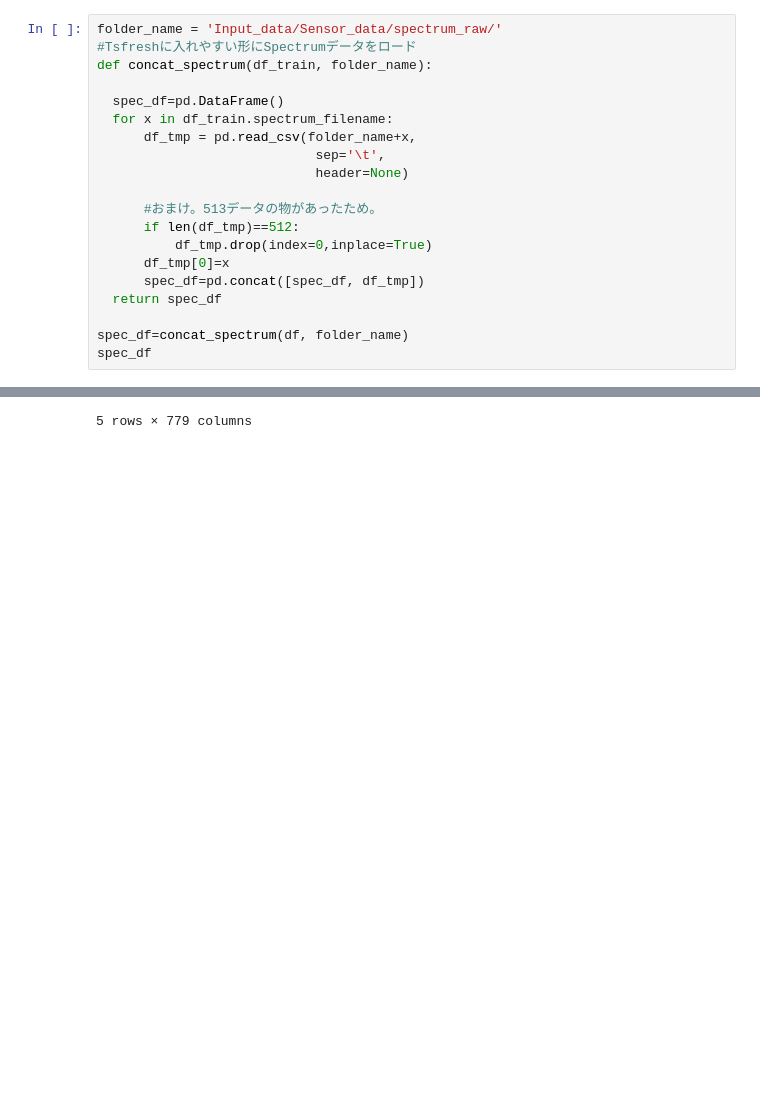
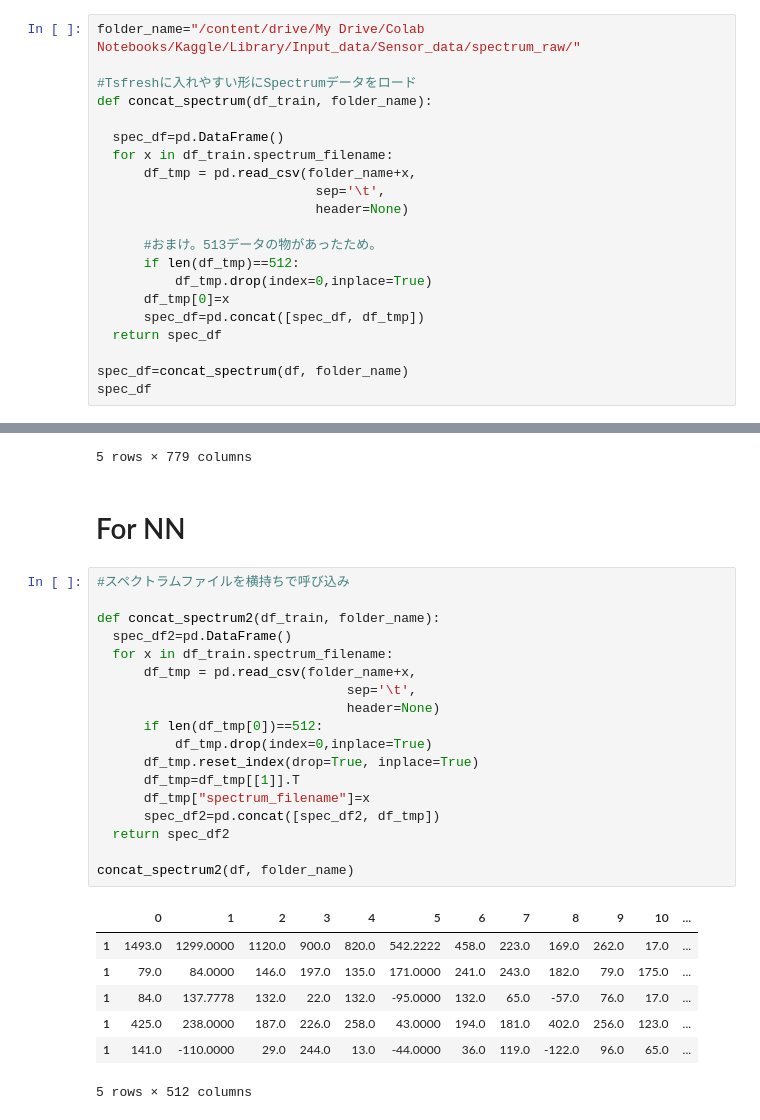
Before and after one commit to lemmingy/My_pipelines, a Jupyter notebook: Sensor_data.ipynb, the cells around one changed output, grey strips where cells are left out. Saved outputs shown, nothing was run; the diff lists cells and outputs as text; blank space fills up the shorter version.

```diff
--- a/Sensor_data.ipynb
+++ b/Sensor_data.ipynb
@@ -52,7 +54,8 @@ df
 | 3 | 00256bd0f8c6cf5f59c8 | ed3641184d3b7c0ae703.dat |
 | 4 | 003483ee5ae313d37590 | 4c63418d39f86dfab9bb.dat |
 # %%
-folder_name = 'Input_data/Sensor_data/spectrum_raw/'
+folder_name="/content/drive/My Drive/Colab Notebooks/Kaggle/Library/Input_data/Sensor_data/spectrum_raw/"
+
 #Tsfreshに入れやすい形にSpectrumデータをロード
 def concat_spectrum(df_train, folder_name):
 
@@ -97,3 +100,31 @@ df_features
 | e2f150a503244145e7ce.dat | 1.0 | 0.0 | 0.0 | 1.0 | 85351.00000 | ... |
 | ed3641184d3b7c0ae703.dat | 1.0 | 0.0 | 0.0 | 1.0 | 267448.44490 | ... |
 5 rows × 779 columns
+# %% [markdown]
+# For NN
+# %%
+#スペクトラムファイルを横持ちで呼び込み
+
+def concat_spectrum2(df_train, folder_name):
+  spec_df2=pd.DataFrame()
+  for x in df_train.spectrum_filename:
+      df_tmp = pd.read_csv(folder_name+x,
+                                sep='\t',
+                                header=None)
+      if len(df_tmp[0])==512:
+          df_tmp.drop(index=0,inplace=True)
+      df_tmp.reset_index(drop=True, inplace=True)
+      df_tmp=df_tmp[[1]].T
+      df_tmp["spectrum_filename"]=x
+      spec_df2=pd.concat([spec_df2, df_tmp])
+  return spec_df2
+
+concat_spectrum2(df, folder_name)
+# %% [output]
+|  | 0 | 1 | 2 | 3 | 4 | 5 | 6 | 7 | 8 | 9 | 10 | ... |
+| 1 | 1493.0 | 1299.0000 | 1120.0 | 900.0 | 820.0 | 542.2222 | 458.0 | 223.0 | 169.0 | 262.0 | 17.0 | ... |
+| 1 | 79.0 | 84.0000 | 146.0 | 197.0 | 135.0 | 171.0000 | 241.0 | 243.0 | 182.0 | 79.0 | 175.0 | ... |
+| 1 | 84.0 | 137.7778 | 132.0 | 22.0 | 132.0 | -95.0000 | 132.0 | 65.0 | -57.0 | 76.0 | 17.0 | ... |
+| 1 | 425.0 | 238.0000 | 187.0 | 226.0 | 258.0 | 43.0000 | 194.0 | 181.0 | 402.0 | 256.0 | 123.0 | ... |
+| 1 | 141.0 | -110.0000 | 29.0 | 244.0 | 13.0 | -44.0000 | 36.0 | 119.0 | -122.0 | 96.0 | 65.0 | ... |
+5 rows × 512 columns
```
Also changed, not shown: parts of 5 cells of this notebook.
